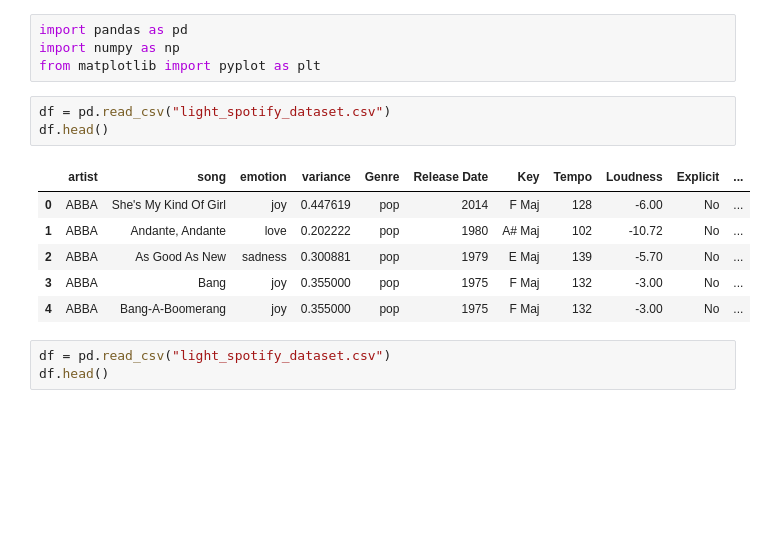
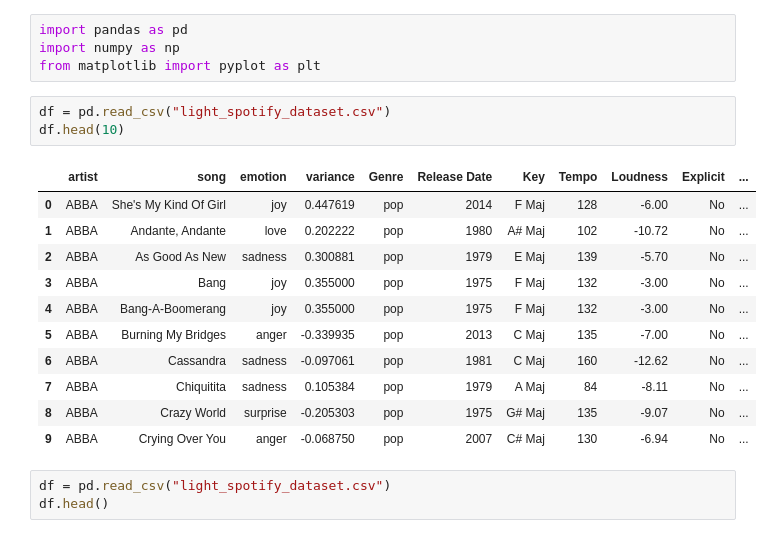
Before and after one commit to vinit-solanki/Tunist, a Jupyter notebook: recommendation_model/model.ipynb, the cells around one changed output. Cells and saved outputs as stored; diff of their text form; blank space fills up the shorter version.

```diff
--- a/recommendation_model/model.ipynb
+++ b/recommendation_model/model.ipynb
@@ -4,14 +4,19 @@ import numpy as np
 from matplotlib import pyplot as plt
 # %%
 df = pd.read_csv("light_spotify_dataset.csv")
-df.head()
+df.head(10)
 # %% [output]
 |  | artist | song | emotion | variance | Genre | Release Date | Key | Tempo | Loudness | Explicit | ... |
 | 0 | ABBA | She's My Kind Of Girl | joy | 0.447619 | pop | 2014 | F Maj | 128 | -6.00 | No | ... |
 | 1 | ABBA | Andante, Andante | love | 0.202222 | pop | 1980 | A# Maj | 102 | -10.72 | No | ... |
 | 2 | ABBA | As Good As New | sadness | 0.300881 | pop | 1979 | E Maj | 139 | -5.70 | No | ... |
 | 3 | ABBA | Bang | joy | 0.355000 | pop | 1975 | F Maj | 132 | -3.00 | No | ... |
 | 4 | ABBA | Bang-A-Boomerang | joy | 0.355000 | pop | 1975 | F Maj | 132 | -3.00 | No | ... |
+| 5 | ABBA | Burning My Bridges | anger | -0.339935 | pop | 2013 | C Maj | 135 | -7.00 | No | ... |
+| 6 | ABBA | Cassandra | sadness | -0.097061 | pop | 1981 | C Maj | 160 | -12.62 | No | ... |
+| 7 | ABBA | Chiquitita | sadness | 0.105384 | pop | 1979 | A Maj | 84 | -8.11 | No | ... |
+| 8 | ABBA | Crazy World | surprise | -0.205303 | pop | 1975 | G# Maj | 135 | -9.07 | No | ... |
+| 9 | ABBA | Crying Over You | anger | -0.068750 | pop | 2007 | C# Maj | 130 | -6.94 | No | ... |
 # %%
 df = pd.read_csv("light_spotify_dataset.csv")
 df.head()
```
Also changed, not shown: 6 other files.
